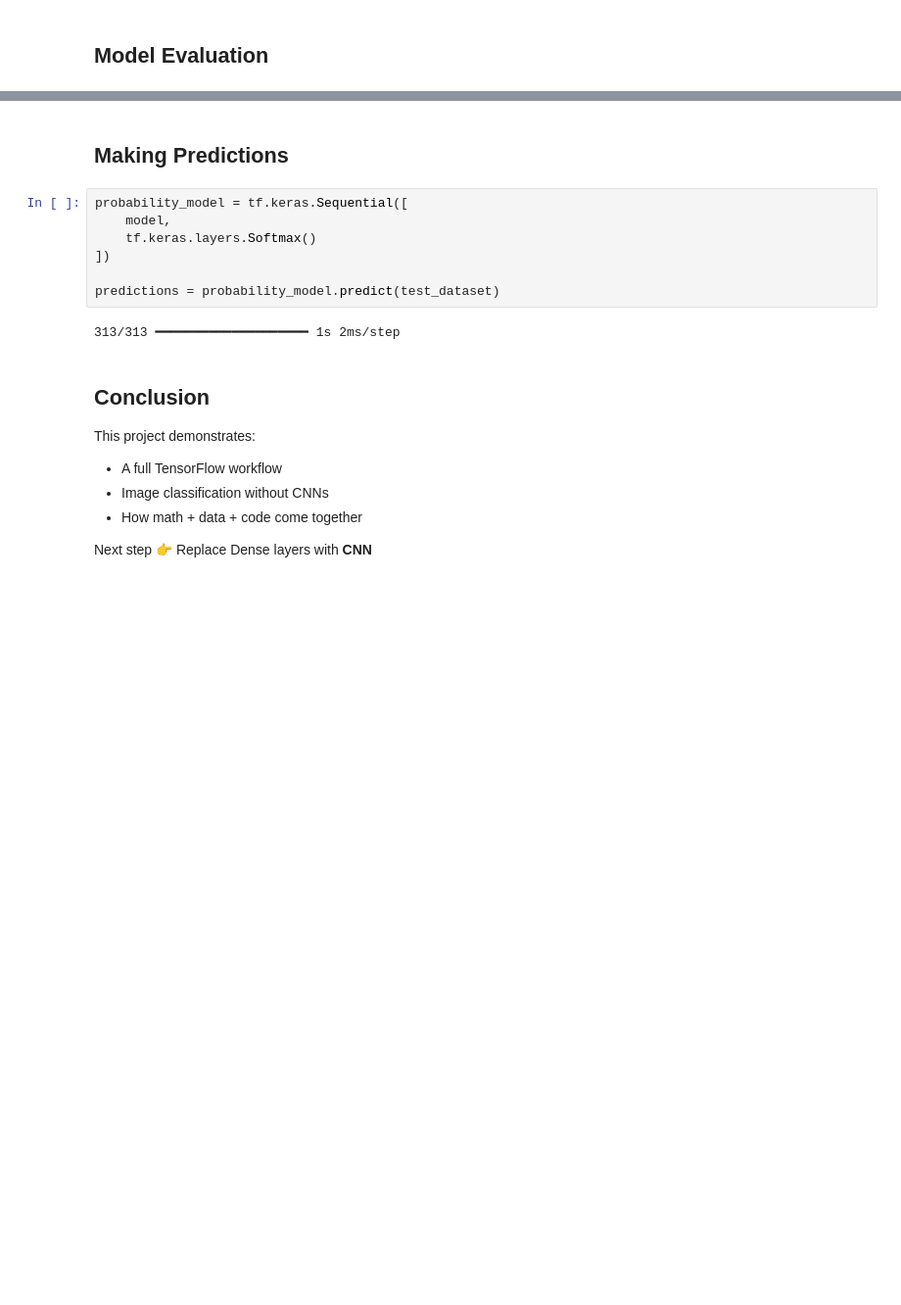
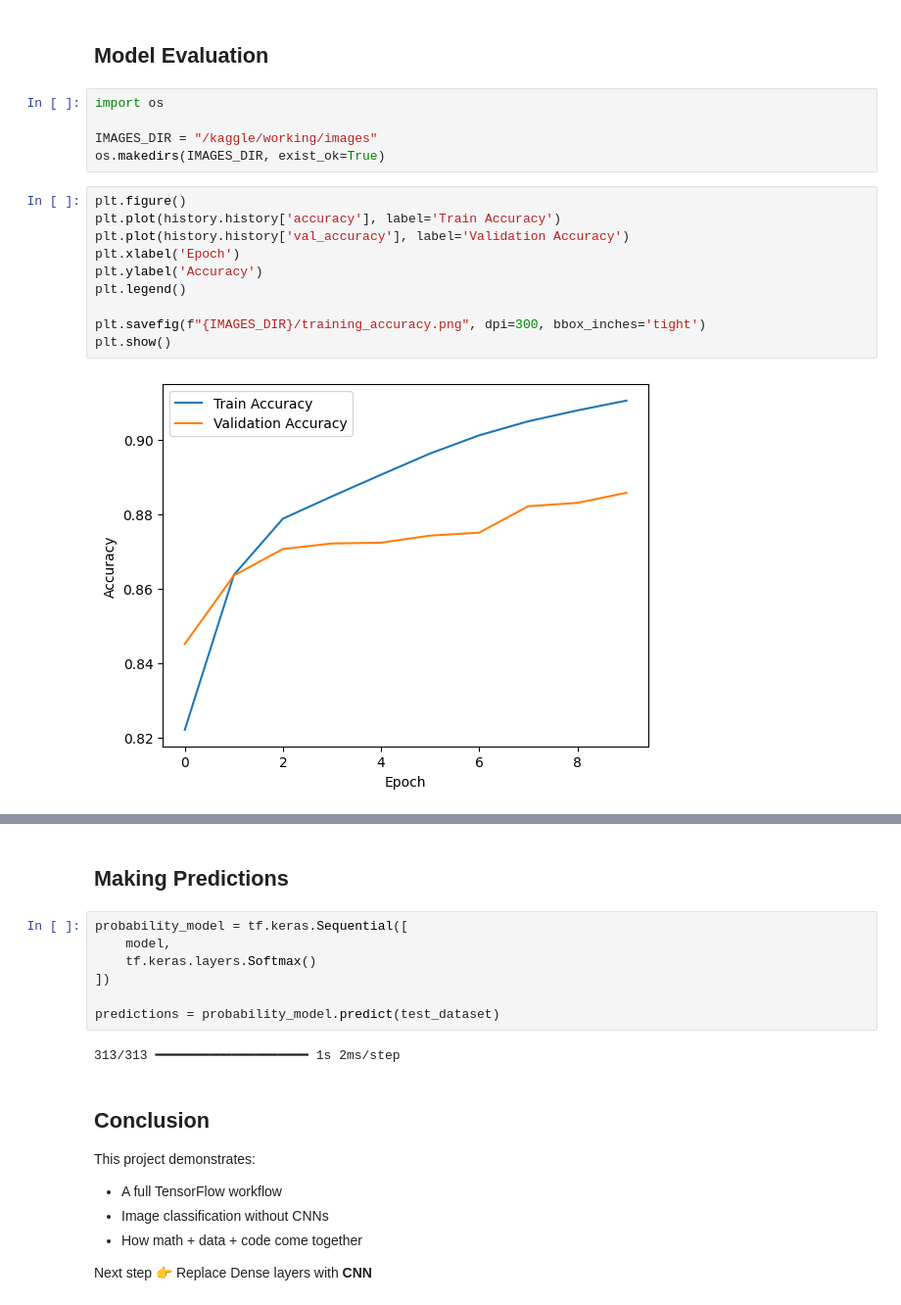
Before and after one commit to ibrahim-mosaad/fashion-mnist-tensorflow-basics, a Jupyter notebook: notebooks/fashion-mnist-project.ipynb, the cells around one changed output, grey strips where cells are left out. Shown at 98% size. Drawn from its saved outputs; the diff is of its cells as text; blank space fills up the shorter version.

```diff
--- a/notebooks/fashion-mnist-project.ipynb
+++ b/notebooks/fashion-mnist-project.ipynb
@@ -181,2 +179,19 @@ Epoch 10/10
 # %% [markdown]
 ##  Model Evaluation
+# %%
+import os
+
+IMAGES_DIR = "/kaggle/working/images"
+os.makedirs(IMAGES_DIR, exist_ok=True)
+# %%
+plt.figure()
+plt.plot(history.history['accuracy'], label='Train Accuracy')
+plt.plot(history.history['val_accuracy'], label='Validation Accuracy')
+plt.xlabel('Epoch')
+plt.ylabel('Accuracy')
+plt.legend()
+
+plt.savefig(f"{IMAGES_DIR}/training_accuracy.png", dpi=300, bbox_inches='tight')
+plt.show()
+# %% [output]
+[figure, added]
```
Also changed, not shown: parts of 5 cells of this notebook, 3 other files.
